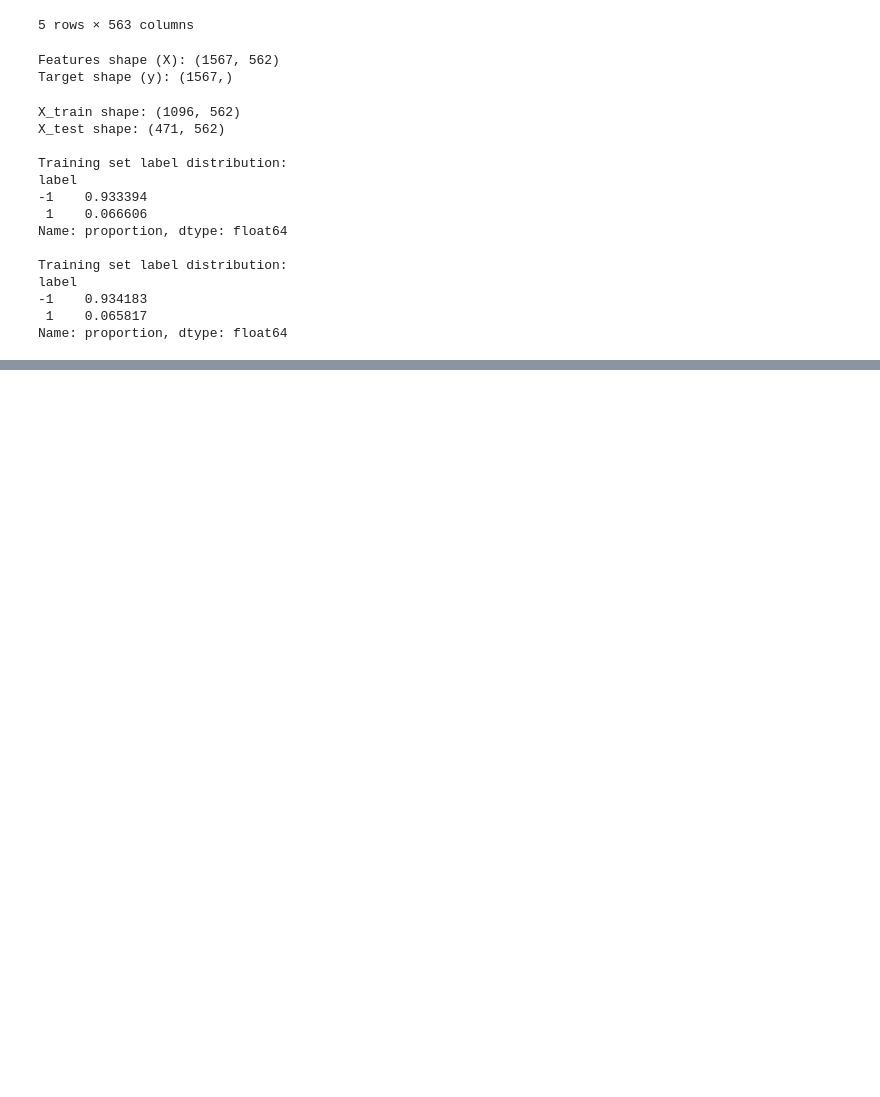
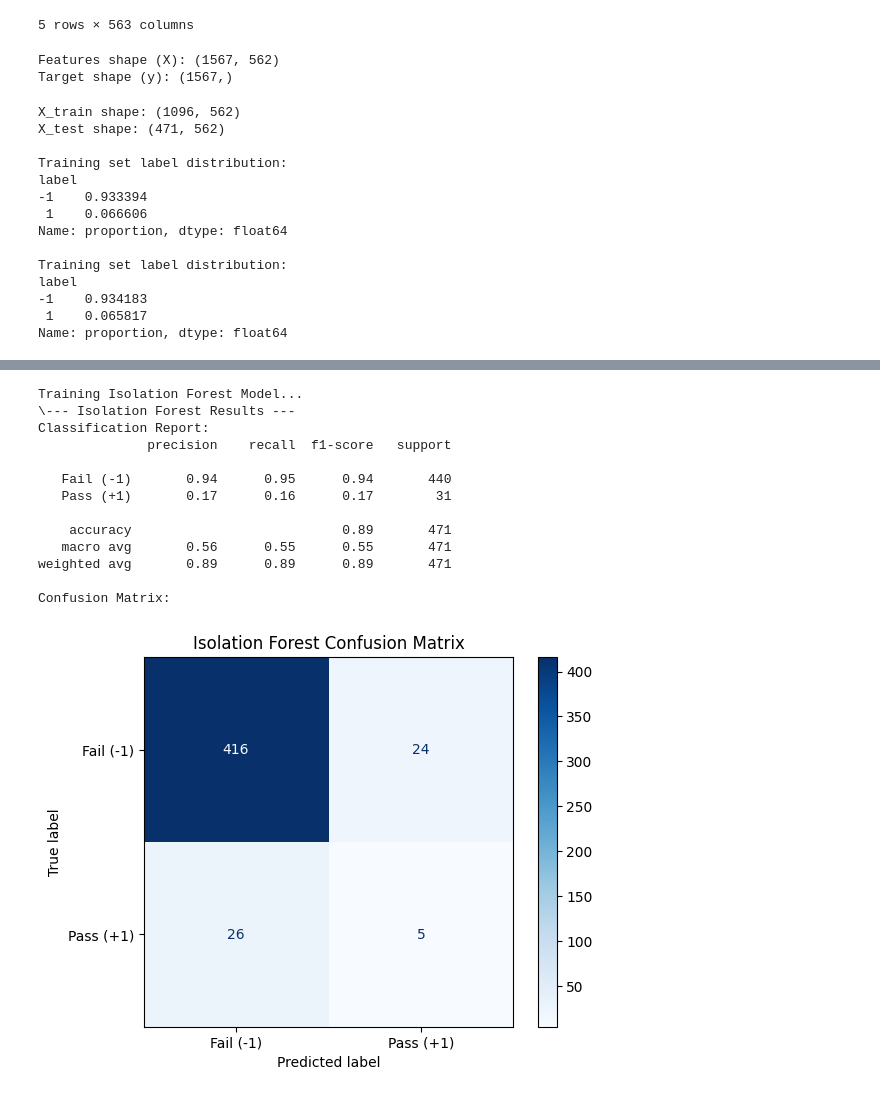
Before and after one commit to gokaymeydan/semiconductor-fault-detection, a Jupyter notebook: model.ipynb, the cells around one changed output, grey strips where cells are left out. Saved outputs shown, nothing was run; the diff lists cells and outputs as text; code cells hidden in the pictures; blank space fills up the shorter version.

Commit message:
update model

```diff
--- a/model.ipynb
+++ b/model.ipynb
@@ -66,3 +68,9 @@ scaler = StandardScaler()
 
 X_train_scaled = scaler.fit_transform(X_train)
 X_test_scaled = scaler.transform(X_test)
+
+X_train_scaled = pd.DataFrame(X_train_scaled, columns=X_train.columns)
+X_test_scaled = pd.DataFrame(X_test_scaled, columns=X_test.columns)
+
+print("\nScaled Training Data Head:")
+X_train_scaled.head()
@@ -68,0 +86,53 @@ X_test_scaled = scaler.transform(X_test)
+# %%
+from sklearn.ensemble import IsolationForest
+from sklearn.metrics import classification_report, confusion_matrix, ConfusionMatrixDisplay
+
+# initialize model
+# contamination parameter tells the model the expected proportion of anomalies in the dataset.
+# In our case, the 'Pass (+1)' class is the rare one, which the model will see as the anomaly.
+# We calculate its proportion from the training set.
+
+pass_proportion = y_train.value_counts(normalize=True)[1]
+
+iso_forest = IsolationForest(
+    contamination=pass_proportion,
+    random_state=42,
+    n_estimators=100 #number of trees in the forest
+)
+
+# model learns from the features only, not the labels
+iso_forest.fit(X_train_scaled)
+# make predictions on the test set
+y_pred_iso = iso_forest.predict(X_test_scaled)
+
+# map predictions to match our labels
+# map: model's 1 -> our -1 (Fail), model's -1 -> our 1 (Pass)
+y_pred_iso_mapped = np.where(y_pred_iso == 1 ,-1, 1)
+print("\--- Isolation Forest Results ---")
+
+# evaluate model performance
+print("Classification Report:")
+print(classification_report(y_test, y_pred_iso_mapped, target_names=['Fail (-1)', 'Pass (+1)']))
+
+#visualize confusion matrix
+print("Confusion Matrix:")
+cm_iso = confusion_matrix(y_test, y_pred_iso_mapped)
+disp_iso = ConfusionMatrixDisplay(confusion_matrix=cm_iso, display_labels=['Fail (-1)', 'Pass (+1)'])
+disp_iso.plot(cmap=plt.cm.Blues)
+plt.title('Isolation Forest Confusion Matrix')
+plt.show()
+# %% [output]
+Training Isolation Forest Model...
+\--- Isolation Forest Results ---
+Classification Report:
+              precision    recall  f1-score   support
+
+   Fail (-1)       0.94      0.95      0.94       440
+   Pass (+1)       0.17      0.16      0.17        31
+
+    accuracy                           0.89       471
+   macro avg       0.56      0.55      0.55       471
+weighted avg       0.89      0.89      0.89       471
+
+Confusion Matrix:
+[figure, added]
```
Also changed, not shown: parts of 3 cells of this notebook.
